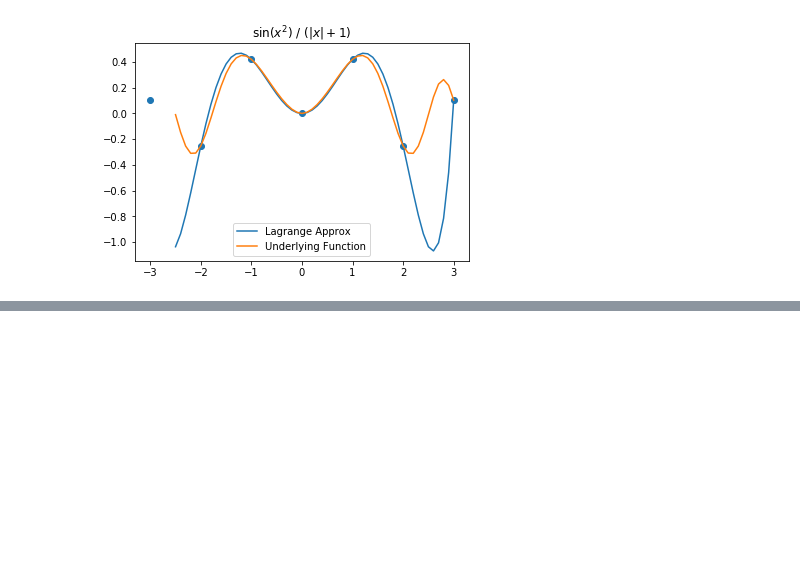
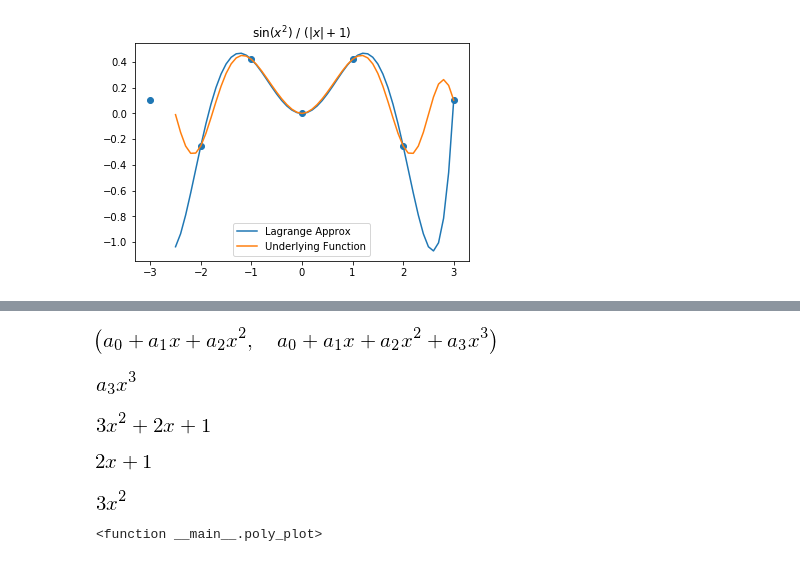
Before and after one commit to gerdm/TGMAFFIRO, a Jupyter notebook: curves/Interpolation.ipynb, the cells around one changed output, grey strips where cells are left out. Cells and saved outputs as stored; diff of their text form; code cells hidden in the pictures; blank space fills up the shorter version.

```diff
--- a/curves/Interpolation.ipynb
+++ b/curves/Interpolation.ipynb
@@ -1 +10,35 @@
+# %%
+def lagrange_mult(i, x, X):
+    """
+    Compute the Langrange multiplication procedure
+    """
+    polform = 1
+    xi = X[i]
+    for xj in X:
+        if xi != xj:
+            polform *= (x - xj) / (xi - xj)
+    return polform
+
+def lagrange_pol(X, f):
+    """
+    Compute the lagrange polynomial for a given
+    set of nodes and a vectorized numpy function
+    """
+    Y = np.vectorize(f)(X)
+    range_nnodes = range(len(X))
+
+    return lambda x: np.sum(Y * np.array([lagrange_mult(i, x, X)
+                                          for i in range_nnodes]))
+
+
+def polyn(x, n):
+    """
+    Create a polynomial of degree 'n' evaluated
+    at x
+    """
+    ai_terms = ["a_{}".format(i) for i in range(n)]
+    ai_terms = symbols(" ".join(ai_terms))
+    x_terms = np.array([x**k for k in range(n)])
+
+    return np.sum(ai_terms * x_terms)
 # %% [markdown]
@@ -114,0 +144,8 @@ plt.show()
+# %%
+polyn(x, 3), polyn(x, 4)
+# %% [output]
+[figure, added]
+# %%
+polyn(x, 4) - polyn(x, 3)
+# %% [output]
+[figure, added]
@@ -114,0 +161,12 @@ plt.show()
+# %%
+p4
+# %% [output]
+[figure, added]
+# %%
+p3
+# %% [output]
+[figure, added]
+# %%
+p4 - p3
+# %% [output]
+[figure, added]
@@ -114,0 +188,4 @@ plt.show()
+# %%
+interact(poly_plot, n_partitions=IntSlider(min=2, max=15))
+# %% [output]
+<function __main__.poly_plot>
```
Also changed, not shown: parts of 15 cells of this notebook.
